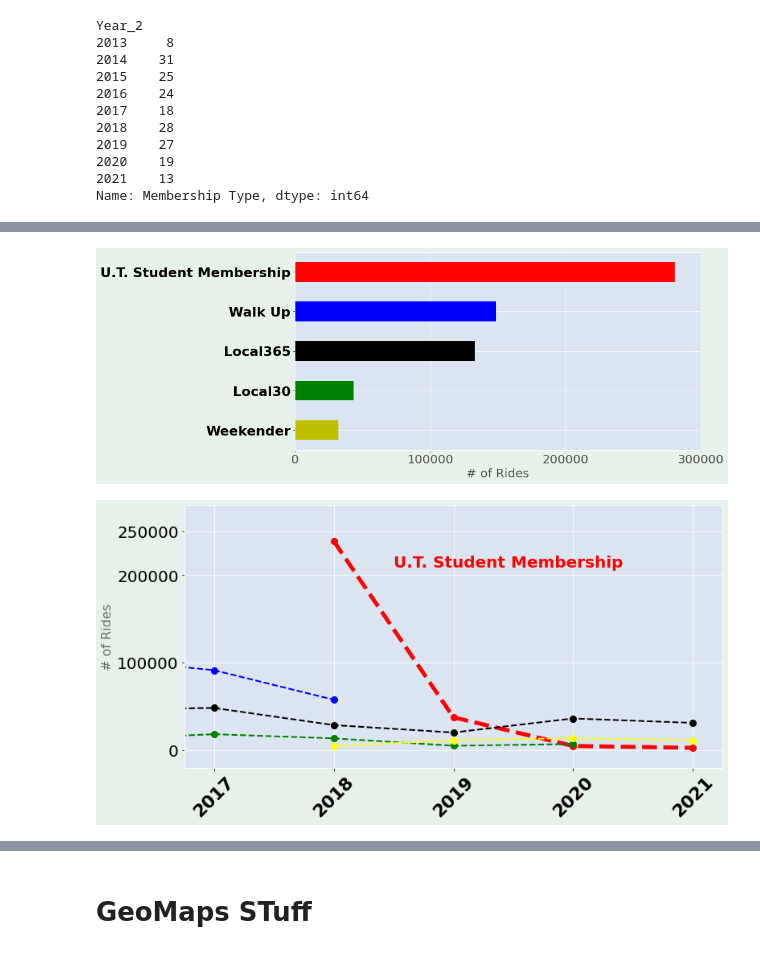
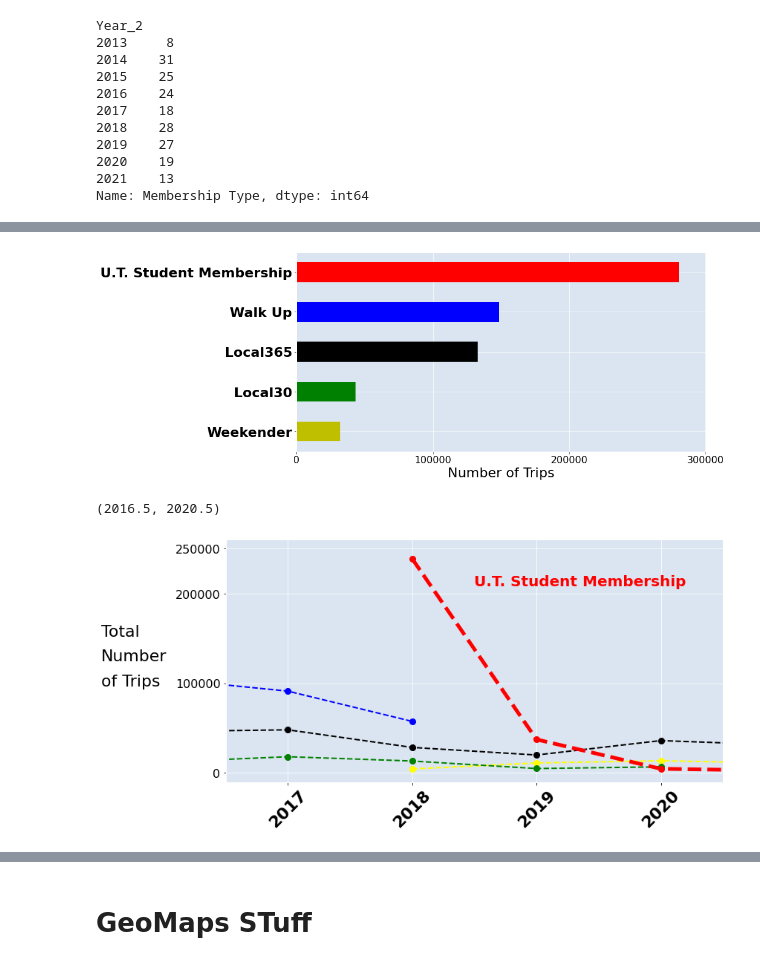
Before and after one commit to flyingcape/MetroBike, a Jupyter notebook: Data_Analysis_Visualizations-FINAL.ipynb, the cells around one changed output, grey strips where cells are left out. Saved outputs shown, nothing was run; the diff lists cells and outputs as text; code cells hidden in the pictures.

```diff
--- a/Data_Analysis_Visualizations-Copy1.ipynb
+++ b/Data_Analysis_Visualizations-FINAL.ipynb
@@ -279,49 +285,66 @@ ax = plt.axes()
 ax.set_facecolor('#dbe5f1')
 ax.tick_params(axis='y', colors='black')
 
-plt.xlabel('# of Rides',fontsize=20)
+plt.xlabel('Number of Trips',fontsize=22, color = 'black')
 plt.yticks(fontsize=22, weight = 'bold')
 plt.ylabel('')
 plt.xticks([0,100000,200000,300000])
+plt.xticks(fontsize=16, color = 'black')
 
-fig.patch.set_facecolor('#dbebdf')
+#fig.patch.set_facecolor('#dbebdf')
 fig.patch.set_alpha(0.7)
 # %% [output]
-[figure, old version]
+[figure, new version]
 # %%
 fig = plt.figure(figsize = (12,6))
+
+
 plt.plot([2018, 2019, 2020, 2021],
-         trips.loc[trips['Membership Type'] == 'U.T. Student Membership'].groupby('Year_2').size(),
-        color='red', marker='o', linestyle='dashed',linewidth=5, markersize=8)
+         trips.loc[trips['Membership Type'] == '24 Hour Walk Up Pass'].groupby('Year_2').size(),
+        color='yellow', marker='o', linestyle='dashed',linewidth=2, markersize=8)
+plt.plot([2014, 2015, 2016, 2017, 2018, 2019, 2020],
+         trips.loc[trips['Membership Type'] == 'Local30'].groupby('Year_2').size(),
+        color='green', marker='o', linestyle='dashed',linewidth=2, markersize=8)
 plt.plot([2014, 2015, 2016, 2017, 2018, 2019, 2020, 2021],
          trips.loc[trips['Membership Type'] == 'Local365'].groupby('Year_2').size(),
         color='black', marker='o', linestyle='dashed',linewidth=2, markersize=8)
 plt.plot([2014, 2015, 2016, 2017, 2018],
          trips.loc[trips['Membership Type'] == 'Walk Up'].groupby('Year_2').size(),
         color='blue', marker='o', linestyle='dashed',linewidth=2, markersize=8)
-plt.plot([2014, 2015, 2016, 2017, 2018, 2019, 2020],
-         trips.loc[trips['Membership Type'] == 'Local30'].groupby('Year_2').size(),
-        color='green', marker='o', linestyle='dashed',linewidth=2, markersize=8)
 plt.plot([2018, 2019, 2020, 2021],
-         trips.loc[trips['Membership Type'] == '24 Hour Walk Up Pass'].groupby('Year_2').size(),
-        color='yellow', marker='o', linestyle='dashed',linewidth=2, markersize=8)
+         trips.loc[trips['Membership Type'] == 'U.T. Student Membership'].groupby('Year_2').size(),
+        color='red', marker='o', linestyle='dashed',linewidth=5, markersize=8)
 
 plt.text(2018.5,209000,"U.T. Student Membership",color='r',weight = 'bold')
 
 ax = plt.axes()
 ax.set_facecolor('#dbe5f1')
 ax.tick_params(axis='y', colors='black')
 ax.tick_params(axis='x', colors='black',rotation=45)
 
 # plt.xlabel('Year')
-plt.ylabel('# of Rides',fontsize=16,color='#6A6A6A')
+plt.ylabel('                ',fontsize=22,color='black',rotation=0)
+plt.text(2015.5,152777.7775,'Total',ha = 'left',
+         fontsize=22,color='black',
+         rotation=0)
+plt.text(2015.5,125000,'Number',ha = 'left',
+         fontsize=22,color='black',
+         rotation=0)
+plt.text(2015.5,97222.2225,'of Trips',ha = 'left',
+         fontsize=22,color='black',
+         rotation=0)
+
 plt.xlim(2016.75,2021.25)
 plt.yticks([0,100000,200000,250000])
-plt.ylim(-20000,280000)
+plt.ylim(-10000,260000)
 plt.xticks([2017, 2018, 2019, 2020, 2021])
 plt.xticks(fontsize=22, weight = 'bold')
+plt.yticks(fontsize=16, color='Black')
 
-fig.patch.set_facecolor('#dbebdf')
+#fig.patch.set_facecolor('#dbebdf')
 fig.patch.set_alpha(0.7)
+
+plt.xlim(2016.5,2020.5)
 # %% [output]
+(2016.5, 2020.5)
-[figure, old version]
+[figure, new version]
```
Also changed, not shown: parts of 12 cells of this notebook, 1 other file.
